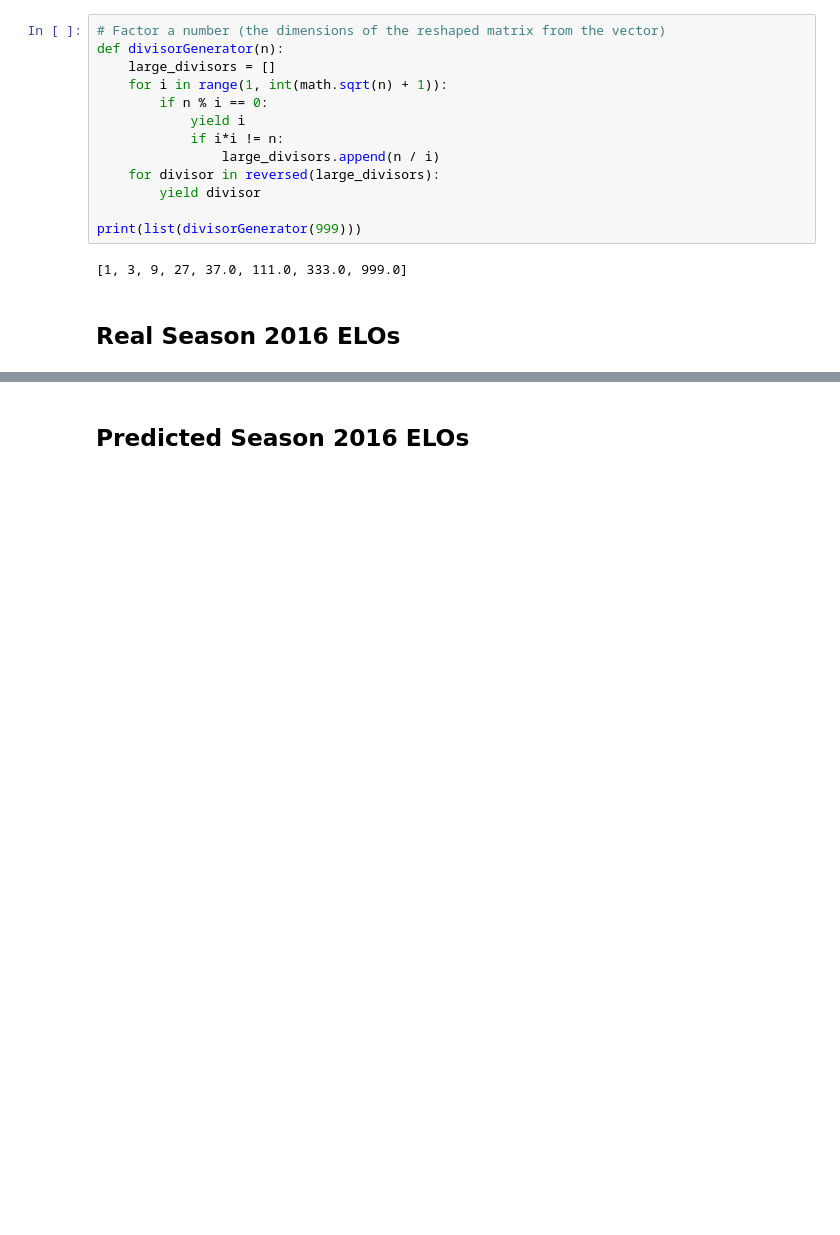
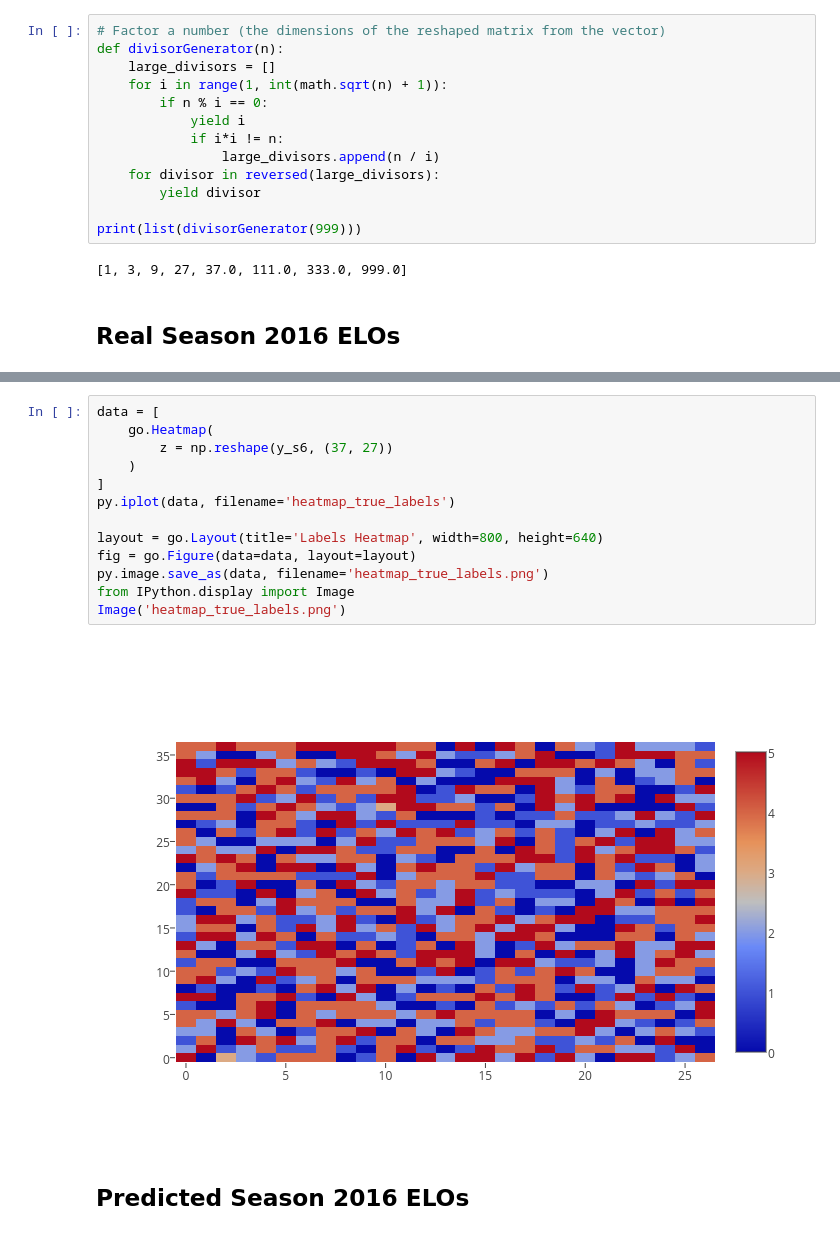
Before and after one commit to dmartr/ADA-Project, a Jupyter notebook: Machine Learning Notebook.ipynb, the cells around one changed output, grey strips where cells are left out. Drawn from its saved outputs; the diff is of its cells as text; blank space fills up the shorter version.

Commit message:
Adding images and last modifications

```diff
--- a/Machine Learning Notebook.ipynb
+++ b/Machine Learning Notebook.ipynb
@@ -622,2 +613,17 @@ py.iplot(data, filename='basic-heatmap')
+# %%
+data = [
+    go.Heatmap(
+        z = np.reshape(y_s6, (37, 27))
+    )
+]
+py.iplot(data, filename='heatmap_true_labels')
+
+layout = go.Layout(title='Labels Heatmap', width=800, height=640)
+fig = go.Figure(data=data, layout=layout)
+py.image.save_as(data, filename='heatmap_true_labels.png')
+from IPython.display import Image
+Image('heatmap_true_labels.png')
+# %% [output]
+[figure, added]
 # %% [markdown]
 ## Predicted Season 2016 ELOs
```
Also changed, not shown: parts of 9 cells of this notebook, 3 other files.
